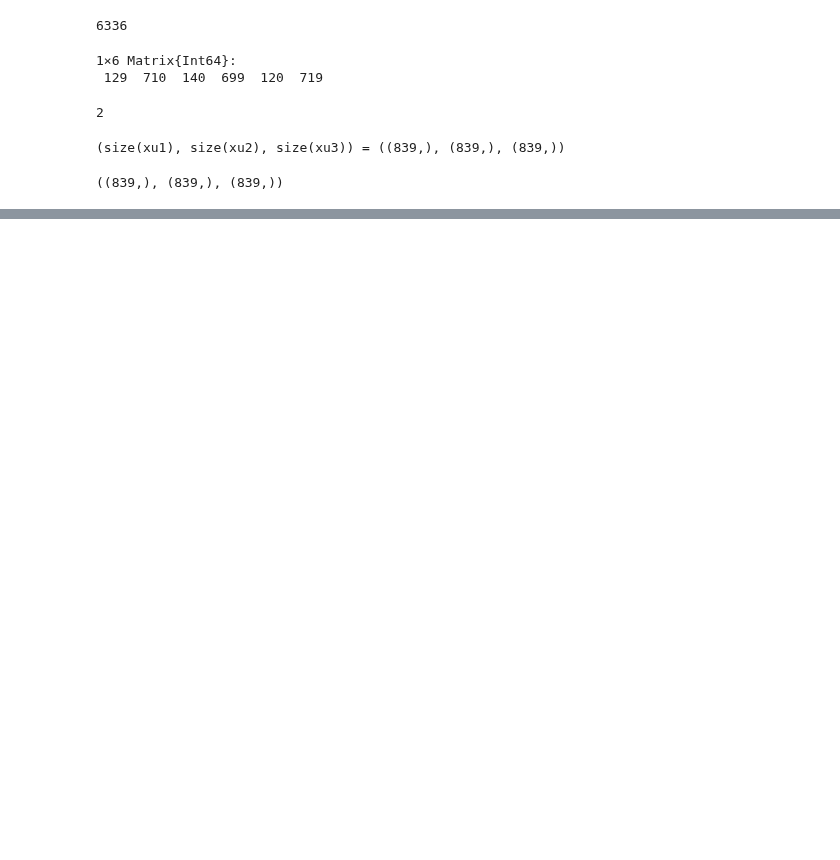
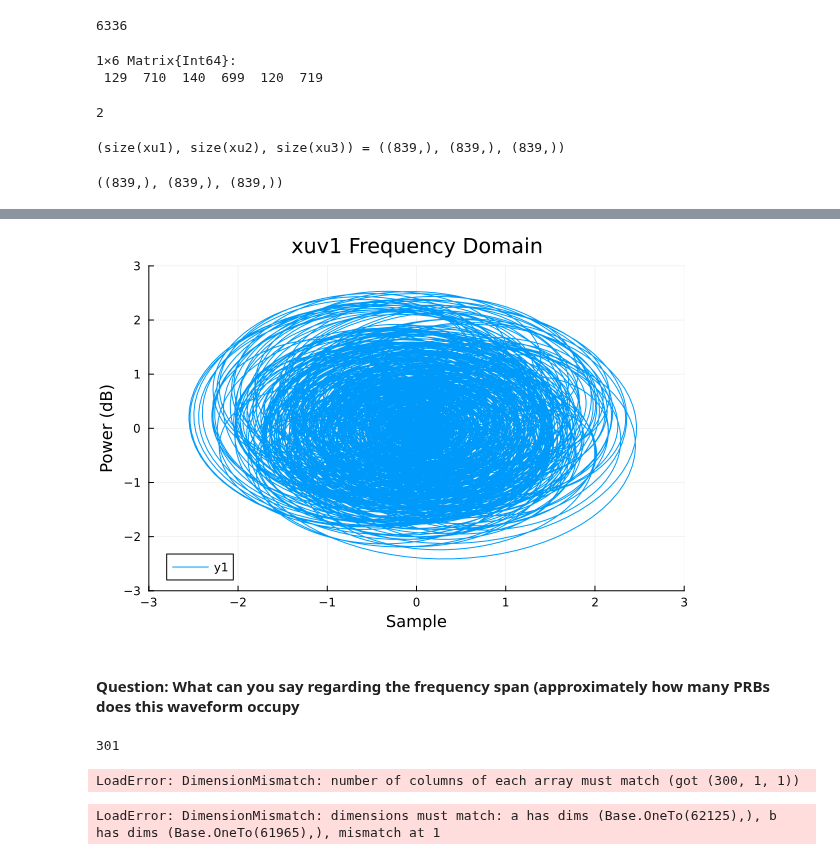
Before and after one commit to setrar/DigiCom, a Jupyter notebook: Labs/TP3/lab3_stud.ipynb, the cells around one changed output, grey strips where cells are left out. Saved outputs shown, nothing was run; the diff lists cells and outputs as text; code cells hidden in the pictures; blank space fills up the shorter version.

```diff
--- a/Labs/TP3/lab3_stud.ipynb
+++ b/Labs/TP3/lab3_stud.ipynb
@@ -107,12 +89,14 @@ for n in 0:838
 end
 # %%
 # put the PRACH in the lowest frequency (positive) subcarriers starting at carrier 7
-Xuv1 = zeros(Complex{Float64}, 1, 49152)
-Xuv1[8:846] .= yuv1
-Xuv2 = zeros(Complex{Float64}, 1, 49152)
-Xuv2[8:846] .= yuv2
-Xuv3 = zeros(Complex{Float64}, 1, 49152)
-Xuv3[8:846] .= yuv3;
+Xuv1 = zeros(Complex{Float64}, 49152)
+Xuv1[7 .+ (1:839)] .= yuv1
+
+Xuv2 = zeros(Complex{Float64}, 49152)
+Xuv2[7 .+ (1:839)] .= yuv2
+
+Xuv3 = zeros(Complex{Float64}, 49152)
+Xuv3[7 .+ (1:839)] .= yuv3;
 # %%
 # bring to time-domain
 xuv1_49152 = ifft(Xuv1)
@@ -148,0 +143,36 @@ println("Time Delay Estimate for UE2: ", delay_estimate2)
+# %%
+# Plot the result
+# xuv1_plot =
+plot(xuv1_49152
+    , xlabel="Sample", ylabel="Power (dB)"
+    , title="xuv1 Frequency Domain"
+    , ylim=(-3, 3)
+    , xlim=(-3, 3)
+)
+# savefig(xuv1_plot,"images/xuv1_plot.png");
+# %% [output]
+[figure, added]
+# %% [markdown]
+#### Question: What can you say regarding the frequency span (approximately how many PRBs does this waveform occupy
+# %%
+# simulate time-delay
+delay1 = 300
+delay2 = 140
+delay3 = 40
+delaymax = 1 + maximum([delay1, delay2, delay3])
+# %% [output]
+301
+# %%
+xuv1_49152 = [zeros(1, delay1); xuv1_49152; zeros(1, delaymax - delay1)]
+
+# xuv1_49152 = vcat(zeros(ComplexF64, 1, delay1), xuv1_49152, zeros(ComplexF64, 1, delaymax - delay1))
+
+# xuv1_49152 = vcat(zeros(ComplexF64, 1, delay1), xuv1_49152, zeros(ComplexF64, 1, delaymax - delay1))
+# xuv2_49152 = vcat(zeros(ComplexF64, 1, delay2), xuv2_49152, zeros(ComplexF64, 1, delaymax - delay2))
+# xuv3_49152 = vcat(zeros(ComplexF64, 1, delay3), xuv3_49152, zeros(ComplexF64, 1, delaymax - delay3))
+
+# xuv1_49152 = xuv1_49152[(delaymax-delay1):delaymax] ⧺ xuv1_49152 ; @show size(xuv1_49152)
+# xuv2_49152 = xuv2_49152[(delaymax-delay2):delaymax] ⧺ xuv2_49152 ; @show size(xuv2_49152)
+# xuv3_49152 = xuv3_49152[(delaymax-delay3):delaymax] ⧺ xuv3_49152 ; @show size(xuv3_49152);
+# %% [output]
+LoadError: DimensionMismatch: number of columns of each array must match (got (300, 1, 1))
@@ -148,0 +190,6 @@ println("Time Delay Estimate for UE2: ", delay_estimate2)
+# %%
+# Add noise to signals
+rxsig1_justnoise = xuv1_49152 + noise1
+rxsig2_justnoise = xuv1_49152 + xuv2_49152 + noise2 # xuv2_49152 + xuv3_49152 + noise2;
+# %% [output]
+LoadError: DimensionMismatch: dimensions must match: a has dims (Base.OneTo(62125),), b has dims (Base.OneTo(61965),), mismatch at 1
```
Also changed, not shown: parts of 18 cells of this notebook, 2 other files.
